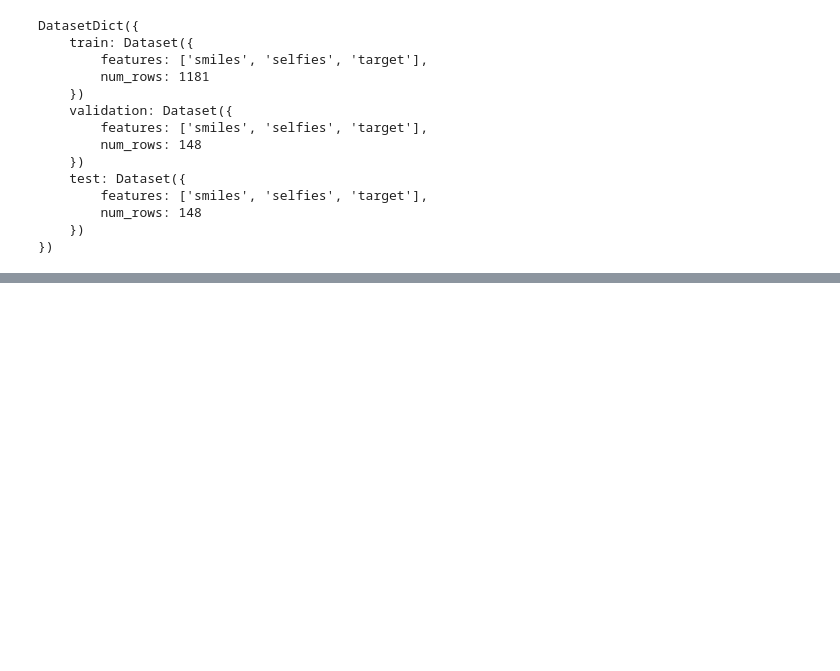
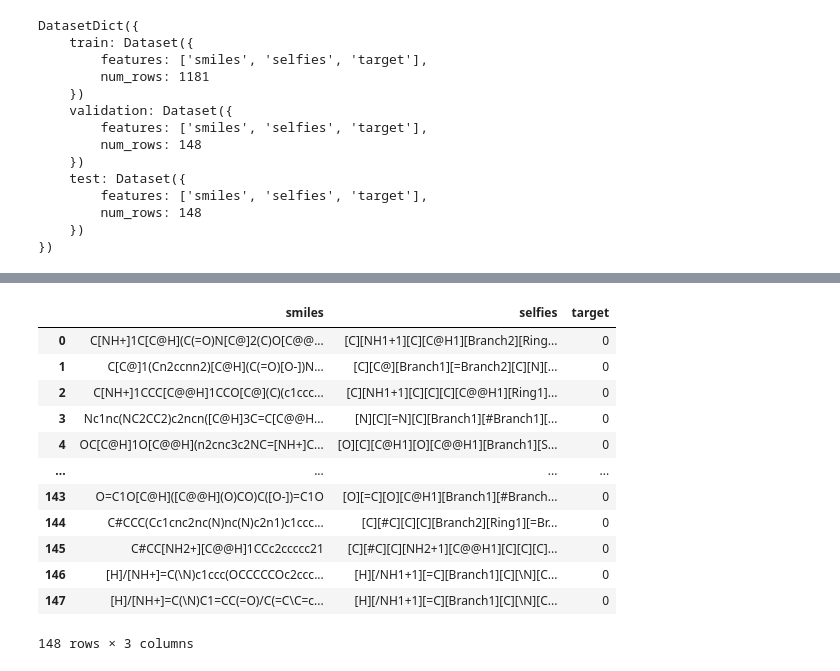
Before and after one commit to devroopsaha744/toxicity-prediction-ai-bionnovate-Visonx.py, a Jupyter notebook: IIT_Jodhpur_ML_Hackathon.ipynb, the cells around one changed output, grey strips where cells are left out. Drawn from its saved outputs; the diff is of its cells as text; code cells hidden in the pictures; blank space fills up the shorter version.

```diff
--- a/IIT_Jodhpur_ML_Hackathon.ipynb
+++ b/IIT_Jodhpur_ML_Hackathon.ipynb
@@ -49,0 +109,16 @@ DatasetDict({
+# %%
+test
+# %% [output]
+|  | smiles | selfies | target |
+| 0 | C[NH+]1C[C@H](C(=O)N[C@]2(C)O[C@@... | [C][NH1+1][C][C@H1][Branch2][Ring... | 0 |
+| 1 | C[C@]1(Cn2ccnn2)[C@H](C(=O)[O-])N... | [C][C@][Branch1][=Branch2][C][N][... | 0 |
+| 2 | C[NH+]1CCC[C@@H]1CCO[C@](C)(c1ccc... | [C][NH1+1][C][C][C][C@@H1][Ring1]... | 0 |
+| 3 | Nc1nc(NC2CC2)c2ncn([C@H]3C=C[C@@H... | [N][C][=N][C][Branch1][#Branch1][... | 0 |
+| 4 | OC[C@H]1O[C@@H](n2cnc3c2NC=[NH+]C... | [O][C][C@H1][O][C@@H1][Branch1][S... | 0 |
+| ... | ... | ... | ... |
+| 143 | O=C1O[C@H]([C@@H](O)CO)C([O-])=C1O | [O][=C][O][C@H1][Branch1][#Branch... | 0 |
+| 144 | C#CCC(Cc1cnc2nc(N)nc(N)c2n1)c1ccc... | [C][#C][C][C][Branch2][Ring1][=Br... | 0 |
+| 145 | C#CC[NH2+][C@@H]1CCc2ccccc21 | [C][#C][C][NH2+1][C@@H1][C][C][C]... | 0 |
+| 146 | [H]/[NH+]=C(\N)c1ccc(OCCCCCOc2ccc... | [H][/NH1+1][=C][Branch1][C][\N][C... | 0 |
+| 147 | [H]/[NH+]=C(\N)C1=CC(=O)/C(=C\C=c... | [H][/NH1+1][=C][Branch1][C][\N][C... | 0 |
+148 rows × 3 columns
```
Also changed, not shown: parts of 20 cells of this notebook.
